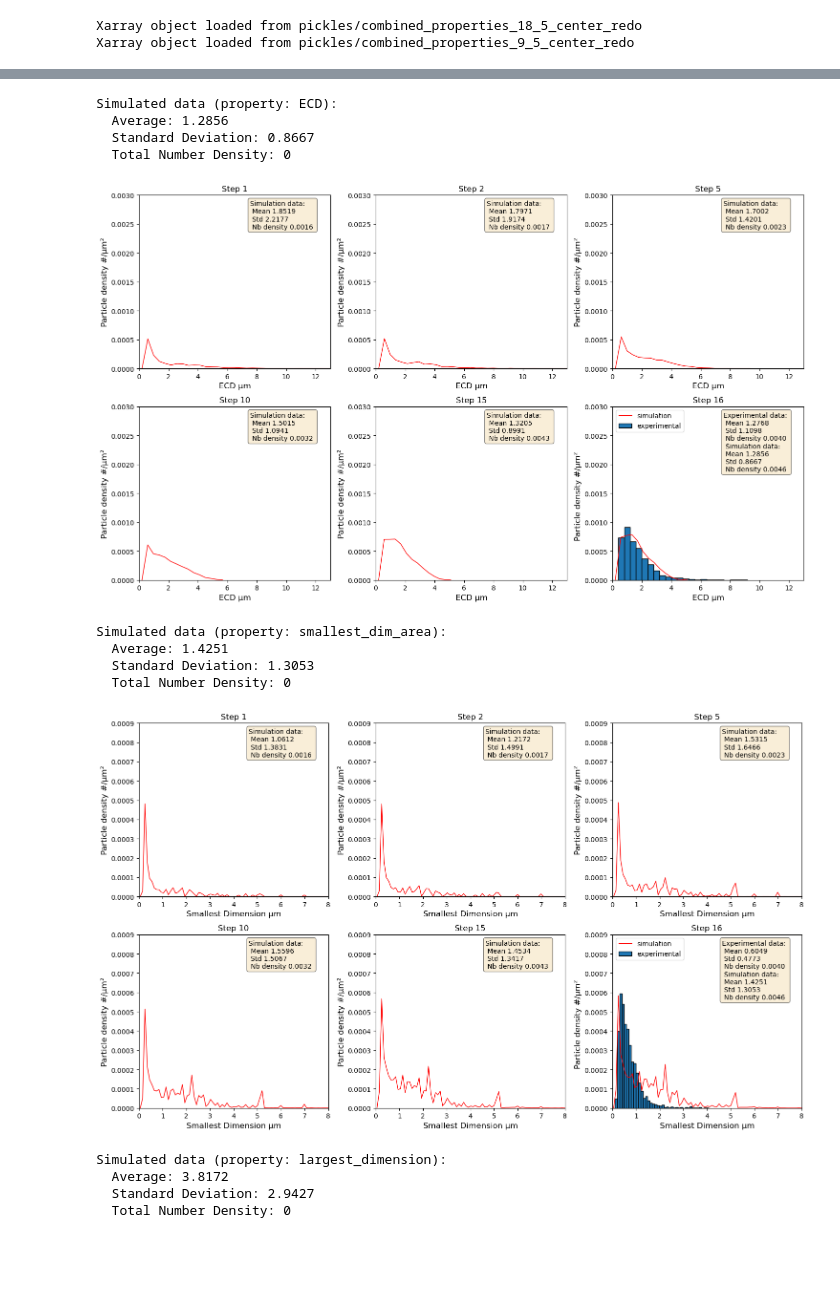
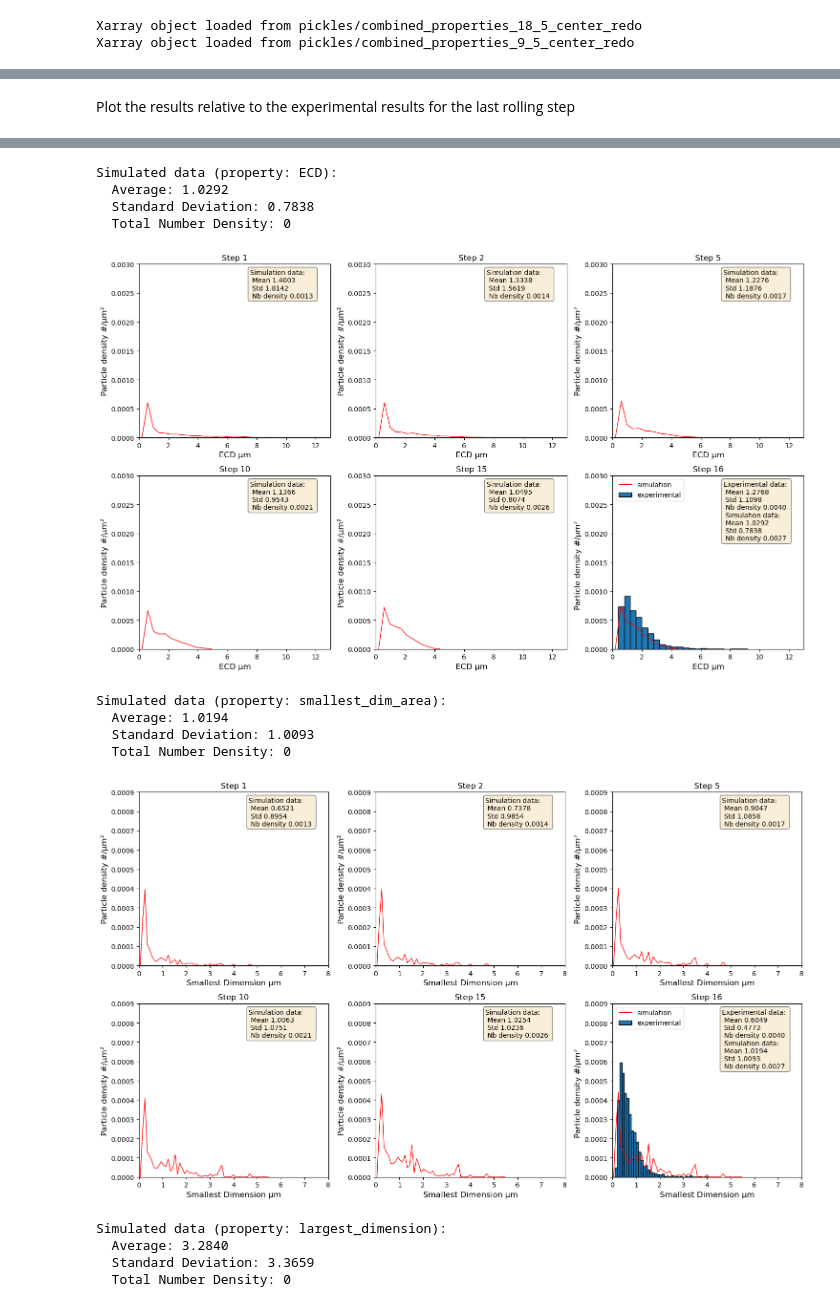
Before and after one commit to zoepevans/IMC_Fragmentation_Public, a Jupyter notebook: IMCFramentation.ipynb, the cells around one changed output, grey strips where cells are left out. Cells and saved outputs as stored; diff of their text form; code cells hidden in the pictures; blank space fills up the shorter version.

```diff
--- a/IMCFramentation.ipynb
+++ b/IMCFramentation.ipynb
@@ -160,0 +78,9 @@ print(area_AH0676_1)
+# %%
+file_name = "Segmented_Images/AH-AA6014-RC_Segmentation.h5"
+
+# Import segmentation
+segmentation= fct.import_segmentation_data_h5(file_name)
+
+area = fct.get_area(segmentation, 21)
+
+input, labeled_image = fct.identify_particle_properties(segmentation, 22)
@@ -160,0 +96,2 @@ print(area_AH0676_1)
+# %%
+output_multirun_data, output_multirun_probas_ = fct.multirun_full_code_probabreak(input, 16, 2, 0.1, list_strains,10, weibull_modulus=0.556, reference_ecd=6.9608, reference_stress=17.6373, return_intermediate=True)
@@ -190,16 +127,18 @@ completed 10 full runs
+# %% [markdown]
+Plot the results relative to the experimental results for the last rolling step
 # %%
-sim_area = area_AH0676_2 * 10
+sim_area = area * 10 # muliply the area by 10 as the results are for 10 runs of the model
 
-fct.multiplot_V2(output_multirun_data_edge, sim_area, exp_data_step16, exp_area_step16, "orientation_deg", "Orientation", "Orientation averaged over 10 runs center")
+fct.multiplot_exp15(output_multirun_data, sim_area, exp_data_step16, exp_area_step16, "orientation_deg", "Orientation", "Orientation averaged over 10 runs center")
 
-fct.multiplot_V2(output_multirun_data_edge, sim_area, exp_data_step16, exp_area_step16, "ECD", "ECD μm", "ECD averaged over 10 runs center")
+fct.multiplot_exp15(output_multirun_data, sim_area, exp_data_step16, exp_area_step16, "ECD", "ECD μm", "ECD averaged over 10 runs center")
 
-fct.multiplot_V2(output_multirun_data_edge, sim_area, exp_data_step16, exp_area_step16, "smallest_dim_area", "Smallest Dimension μm", "Smallest Dimension averaged over 10 runs center")
+fct.multiplot_exp15(output_multirun_data, sim_area, exp_data_step16, exp_area_step16, "smallest_dim_area", "Smallest Dimension μm", "Smallest Dimension averaged over 10 runs center")
 
-fct.multiplot_V2(output_multirun_data_edge, sim_area, exp_data_step16, exp_area_step16, "largest_dimension", "Largest Dimension μm", "Largest Dimension averaged over 10 runs center")
+fct.multiplot_exp15(output_multirun_data, sim_area, exp_data_step16, exp_area_step16, "largest_dimension", "Largest Dimension μm", "Largest Dimension averaged over 10 runs center")
 
-fct.multiplot_V2(output_multirun_data_edge, sim_area, exp_data_step16, exp_area_step16, "area", "Area μm²", "Area averaged over 10 runs center")
+fct.multiplot_exp15(output_multirun_data, sim_area, exp_data_step16, exp_area_step16, "area", "Area μm²", "Area averaged over 10 runs center")
 
-fct.multiplot_V2(output_multirun_data_edge, sim_area, exp_data_step16, exp_area_step16, "Aspect Ratio", "Aspect Ratio ", "Aspect Ratio averaged over 10 runs center")
+fct.multiplot_exp15(output_multirun_data, sim_area, exp_data_step16, exp_area_step16, "Aspect Ratio", "Aspect Ratio ", "Aspect Ratio averaged over 10 runs center")
 # %% [output]
 Simulated data (property: orientation_deg):
@@ -210,14 +149,14 @@ Simulated data (property: orientation_deg):
 Simulated data (property: ECD):
-  Average: 1.2856
-  Standard Deviation: 0.8667
+  Average: 1.0292
+  Standard Deviation: 0.7838
   Total Number Density: 0
-[figure, old version]
+[figure, new version]
 Simulated data (property: smallest_dim_area):
-  Average: 1.4251
-  Standard Deviation: 1.3053
+  Average: 1.0194
+  Standard Deviation: 1.0093
   Total Number Density: 0
-[figure, old version]
+[figure, new version]
 Simulated data (property: largest_dimension):
-  Average: 3.8172
-  Standard Deviation: 2.9427
+  Average: 3.2840
+  Standard Deviation: 3.3659
   Total Number Density: 0
```
Also changed, not shown: parts of 21 cells of this notebook, 18 other files.
